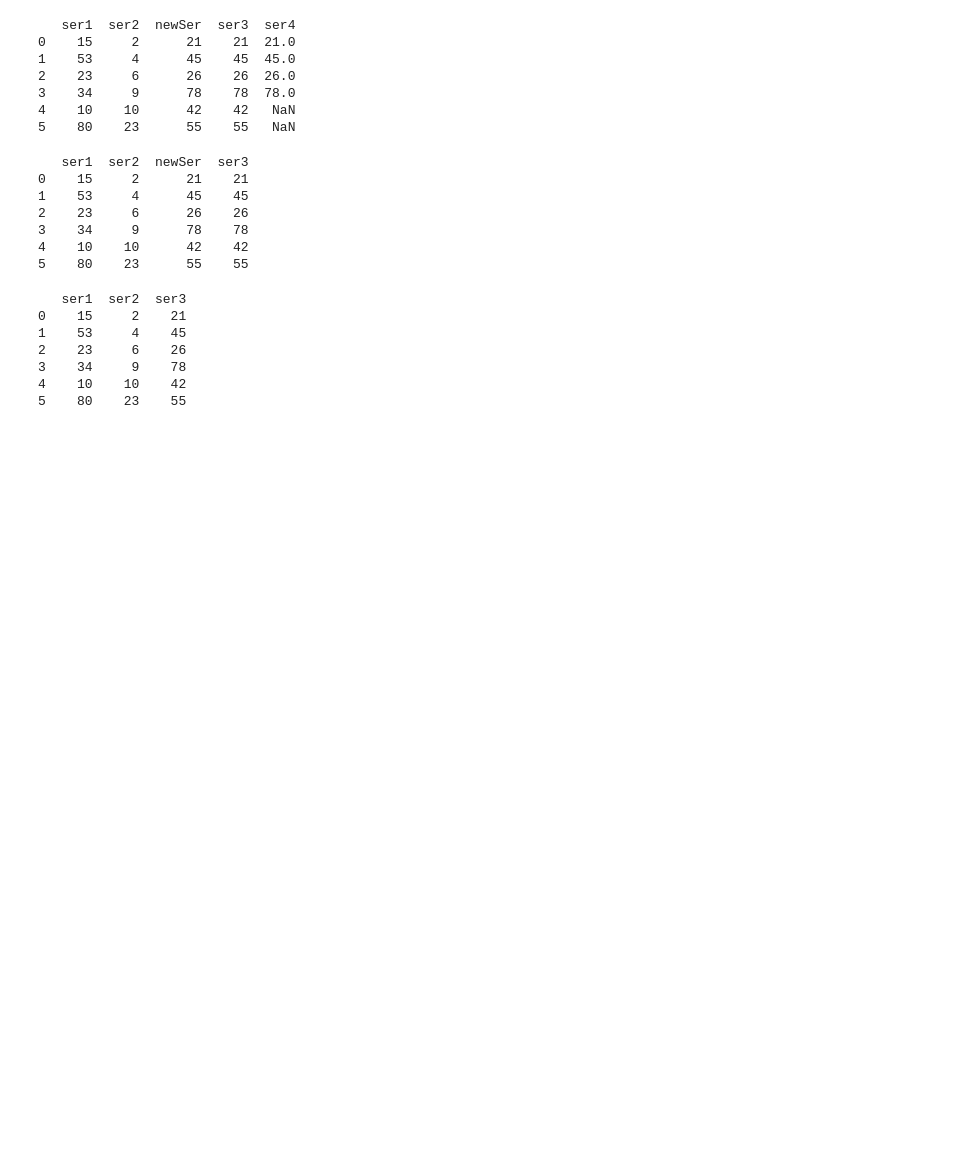
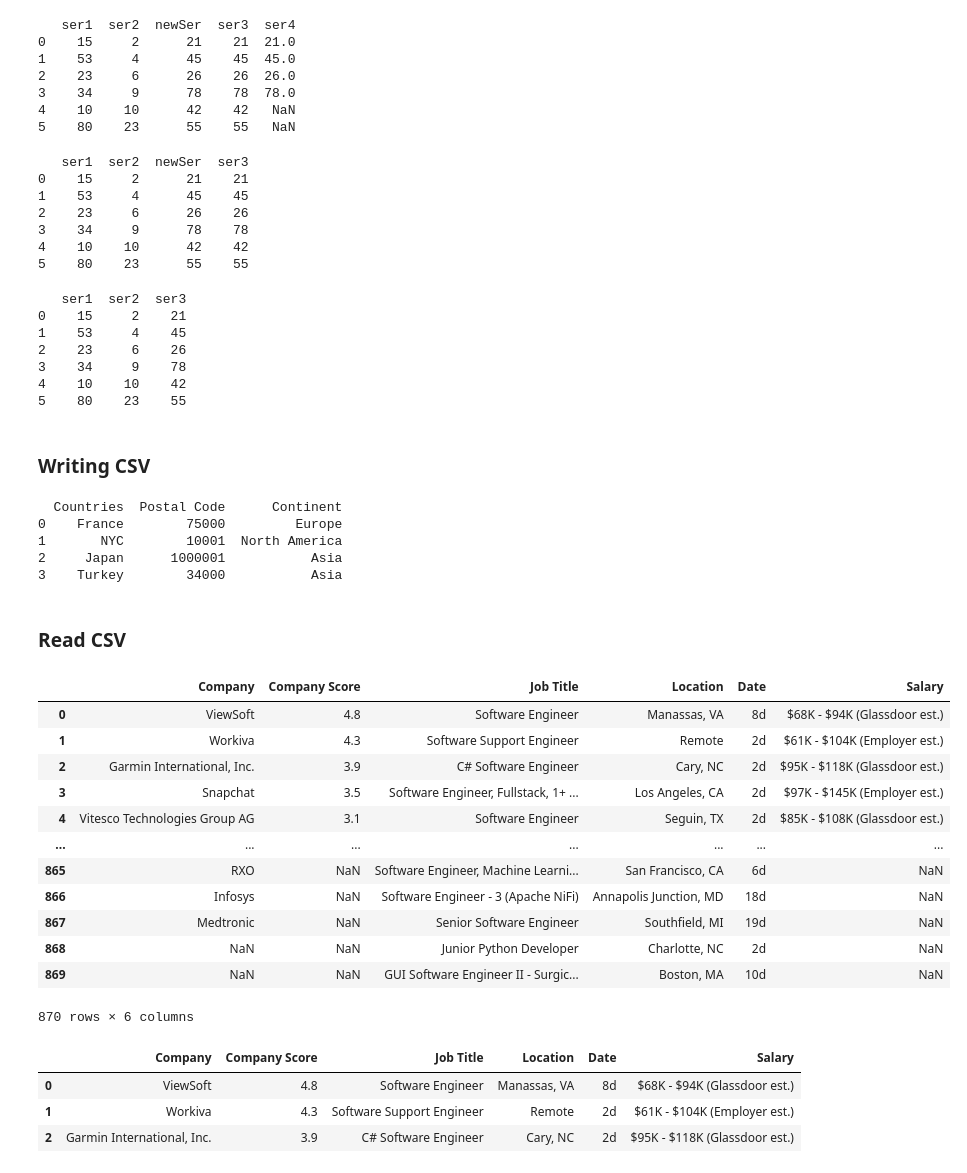
Before and after one commit to MHassanAr/Pandas, a Jupyter notebook: pandas.ipynb, the cells around one changed output. Drawn from its saved outputs; the diff is of its cells as text; code cells hidden in the pictures; blank space fills up the shorter version.

Commit message:
Write and Reading CSV File

```diff
--- a/pandas.ipynb
+++ b/pandas.ipynb
@@ -235,3 +235,64 @@ print(dF)
 3    34     9    78
 4    10    10    42
 5    80    23    55
+# %% [markdown]
+<h3>Writing CSV</h3>
+# %%
+# Creating a dictionary with keys as column names and values as lists of data
+dict1 = {
+    "Countries": ["France", "NYC", "Japan", "Turkey"],        # List of countries or cities
+    "Postal Code": [75000, 10001, 1000001, 34000],            # List of corresponding postal codes
+    "Continent": ["Europe", "North America", "Asia", "Asia"]  # List of corresponding continents
+}
+
+# Creating a DataFrame from the dictionary
+dF = pd.DataFrame(dict1)
+
+# Converting the DataFrame into a CSV file and saving it
+# 'index=False' is used to prevent writing row numbers (index) to the CSV file
+dF.to_csv("countries.csv", index=False)
+
+# Printing the DataFrame to the console
+print(dF)
+# %% [output]
+  Countries  Postal Code      Continent
+0    France        75000         Europe
+1       NYC        10001  North America
+2     Japan      1000001           Asia
+3    Turkey        34000           Asia
+# %% [markdown]
+<h3>Read CSV</h3>
+# %%
+# Specifying the path to the CSV file
+path = "C:\\Users\\BSCS\\Desktop\\Pandas\\Pandas\\SoftwareEngineerSalaries.csv"
+
+# Reading the CSV file into a DataFrame
+csvFile = pd.read_csv(path)
+
+# Displaying the contents of the DataFrame
+csvFile
+# %% [output]
+|  | Company | Company Score | Job Title | Location | Date | Salary |
+| 0 | ViewSoft | 4.8 | Software Engineer | Manassas, VA | 8d | $68K - $94K (Glassdoor est.) |
+| 1 | Workiva | 4.3 | Software Support Engineer | Remote | 2d | $61K - $104K (Employer est.) |
+| 2 | Garmin International, Inc. | 3.9 | C# Software Engineer | Cary, NC | 2d | $95K - $118K (Glassdoor est.) |
+| 3 | Snapchat | 3.5 | Software Engineer, Fullstack, 1+ ... | Los Angeles, CA | 2d | $97K - $145K (Employer est.) |
+| 4 | Vitesco Technologies Group AG | 3.1 | Software Engineer | Seguin, TX | 2d | $85K - $108K (Glassdoor est.) |
+| ... | ... | ... | ... | ... | ... | ... |
+| 865 | RXO | NaN | Software Engineer, Machine Learni... | San Francisco, CA | 6d | NaN |
+| 866 | Infosys | NaN | Software Engineer - 3 (Apache NiFi) | Annapolis Junction, MD | 18d | NaN |
+| 867 | Medtronic | NaN | Senior Software Engineer | Southfield, MI | 19d | NaN |
+| 868 | NaN | NaN | Junior Python Developer | Charlotte, NC | 2d | NaN |
+| 869 | NaN | NaN | GUI Software Engineer II - Surgic... | Boston, MA | 10d | NaN |
+870 rows × 6 columns
+# %%
+# Reading only the first 3 rows of the CSV file into a DataFrame
+csvFile = pd.read_csv(path, nrows=3)
+
+# Displaying the contents of the DataFrame
+csvFile
+# %% [output]
+|  | Company | Company Score | Job Title | Location | Date | Salary |
+| 0 | ViewSoft | 4.8 | Software Engineer | Manassas, VA | 8d | $68K - $94K (Glassdoor est.) |
+| 1 | Workiva | 4.3 | Software Support Engineer | Remote | 2d | $61K - $104K (Employer est.) |
+| 2 | Garmin International, Inc. | 3.9 | C# Software Engineer | Cary, NC | 2d | $95K - $118K (Glassdoor est.) |
```
Also changed, not shown: parts of 18 cells of this notebook, 2 other files.
